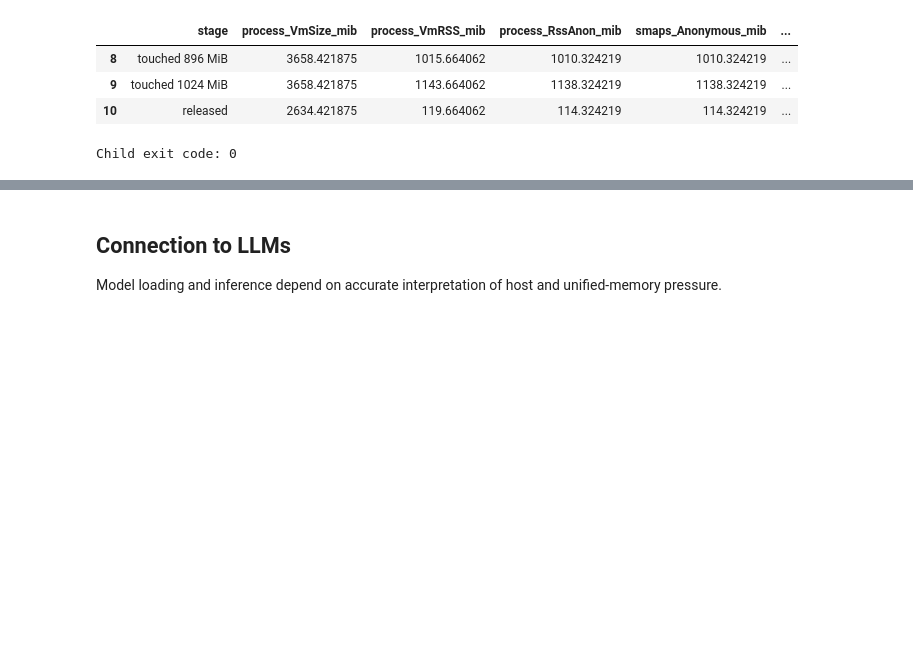
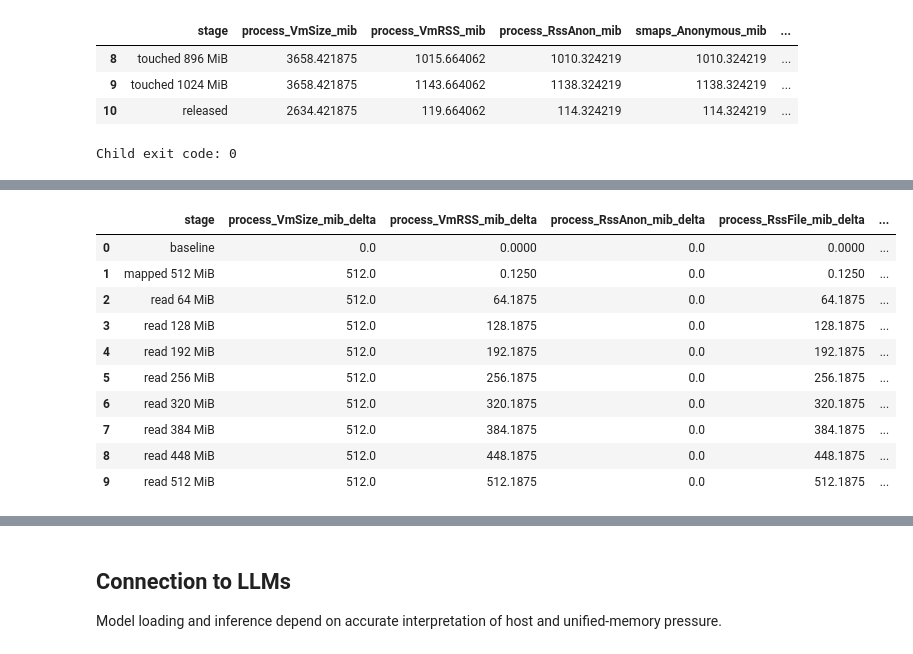
Before and after one commit to coert/dgx-spark-lab, a Jupyter notebook: experiments/00-foundations/03-linux-memory.ipynb, the cells around one changed output, grey strips where cells are left out. Drawn from its saved outputs; the diff is of its cells as text; code cells hidden in the pictures; blank space fills up the shorter version.

```diff
--- a/experiments/00-foundations/03-linux-memory.ipynb
+++ b/experiments/00-foundations/03-linux-memory.ipynb
@@ -597,0 +909,46 @@ Child exit code: 0
+# %%
+file_baseline = file_results.iloc[0]
+
+file_deltas = file_results.copy()
+
+FILE_DELTA_FIELDS = [
+    "process_VmSize_mib",
+    "process_VmRSS_mib",
+    "process_RssAnon_mib",
+    "process_RssFile_mib",
+    "smaps_Private_Clean_mib",
+    "smaps_Shared_Clean_mib",
+    "smaps_Private_Dirty_mib",
+    "system_Cached_mib",
+    "system_MemAvailable_mib",
+]
+
+for field in FILE_DELTA_FIELDS:
+    file_deltas[f"{field}_delta"] = file_deltas[field] - file_baseline[field]
+
+file_deltas[
+    [
+        "stage",
+        "process_VmSize_mib_delta",
+        "process_VmRSS_mib_delta",
+        "process_RssAnon_mib_delta",
+        "process_RssFile_mib_delta",
+        "smaps_Private_Clean_mib_delta",
+        "smaps_Shared_Clean_mib_delta",
+        "smaps_Private_Dirty_mib_delta",
+        "system_Cached_mib_delta",
+        "system_MemAvailable_mib_delta",
+    ]
+]
+# %% [output]
+|  | stage | process_VmSize_mib_delta | process_VmRSS_mib_delta | process_RssAnon_mib_delta | process_RssFile_mib_delta | ... |
+| 0 | baseline | 0.0 | 0.0000 | 0.0 | 0.0000 | ... |
+| 1 | mapped 512 MiB | 512.0 | 0.1250 | 0.0 | 0.1250 | ... |
+| 2 | read 64 MiB | 512.0 | 64.1875 | 0.0 | 64.1875 | ... |
+| 3 | read 128 MiB | 512.0 | 128.1875 | 0.0 | 128.1875 | ... |
+| 4 | read 192 MiB | 512.0 | 192.1875 | 0.0 | 192.1875 | ... |
+| 5 | read 256 MiB | 512.0 | 256.1875 | 0.0 | 256.1875 | ... |
+| 6 | read 320 MiB | 512.0 | 320.1875 | 0.0 | 320.1875 | ... |
+| 7 | read 384 MiB | 512.0 | 384.1875 | 0.0 | 384.1875 | ... |
+| 8 | read 448 MiB | 512.0 | 448.1875 | 0.0 | 448.1875 | ... |
+| 9 | read 512 MiB | 512.0 | 512.1875 | 0.0 | 512.1875 | ... |
```
Also changed, not shown: parts of 14 cells of this notebook, 1 other file.
